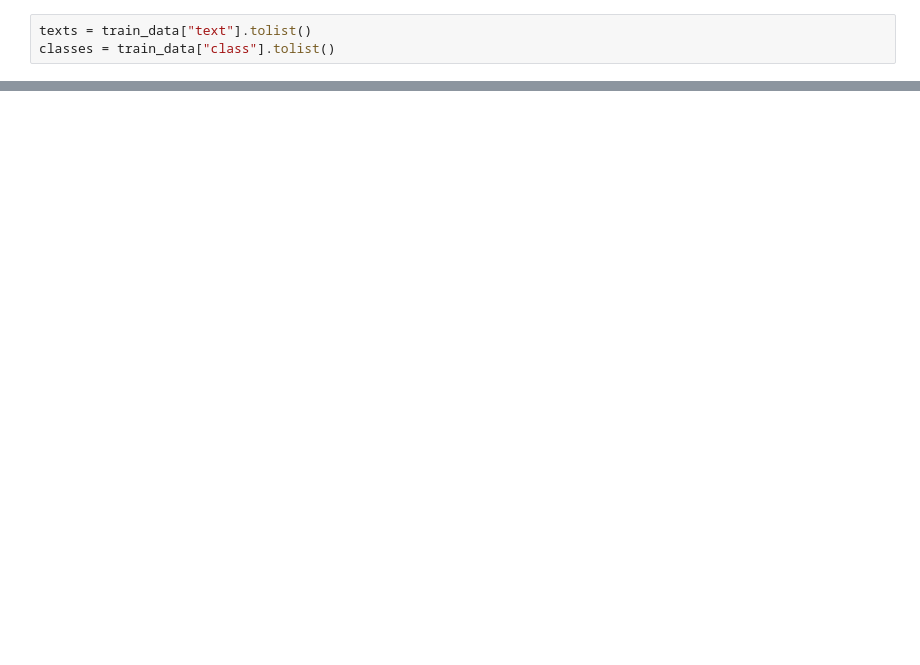
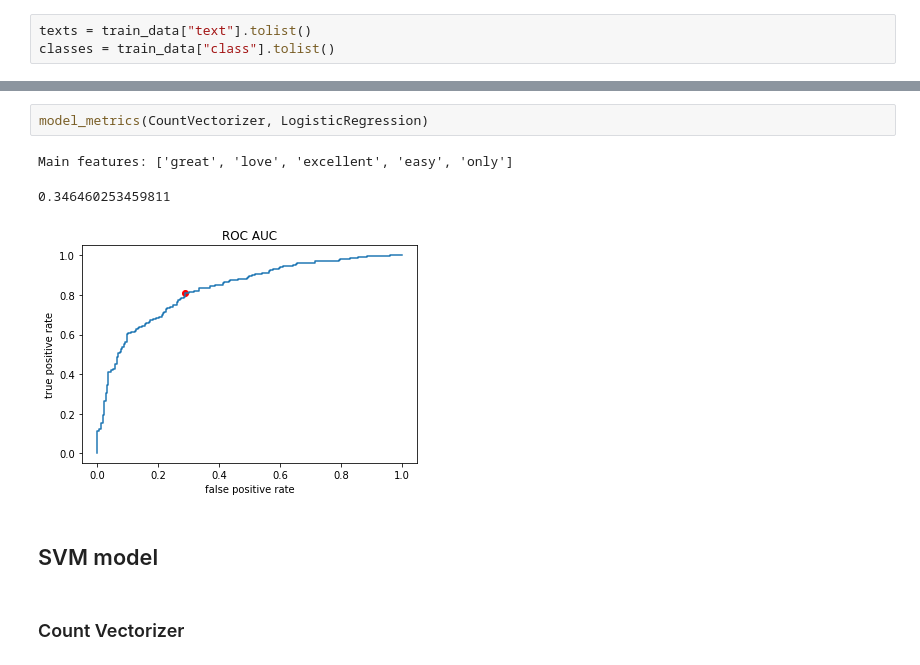
Before and after one commit to Agaspher20/DataAnalisysMipt, a Jupyter notebook: Python/6.2 DataAnalysisProject_Sentiment/week3_peer.ipynb, the cells around one changed output, grey strips where cells are left out. Cells and saved outputs as stored; diff of their text form; blank space fills up the shorter version.

```diff
--- a/Python/6.2 DataAnalysisProject_Sentiment/week3_peer.ipynb
+++ b/Python/6.2 DataAnalysisProject_Sentiment/week3_peer.ipynb
@@ -92,0 +244,10 @@ Main features: ['great', 'love', 'excellent', 'easy', 'only']
+# %%
+model_metrics(CountVectorizer, LogisticRegression)
+# %% [output]
+Main features: ['great', 'love', 'excellent', 'easy', 'only']
+0.346460253459811
+[figure, added]
+# %% [markdown]
+## SVM model
+# %% [markdown]
+### Count Vectorizer
```
Also changed, not shown: parts of 54 cells of this notebook, 10 other files.
